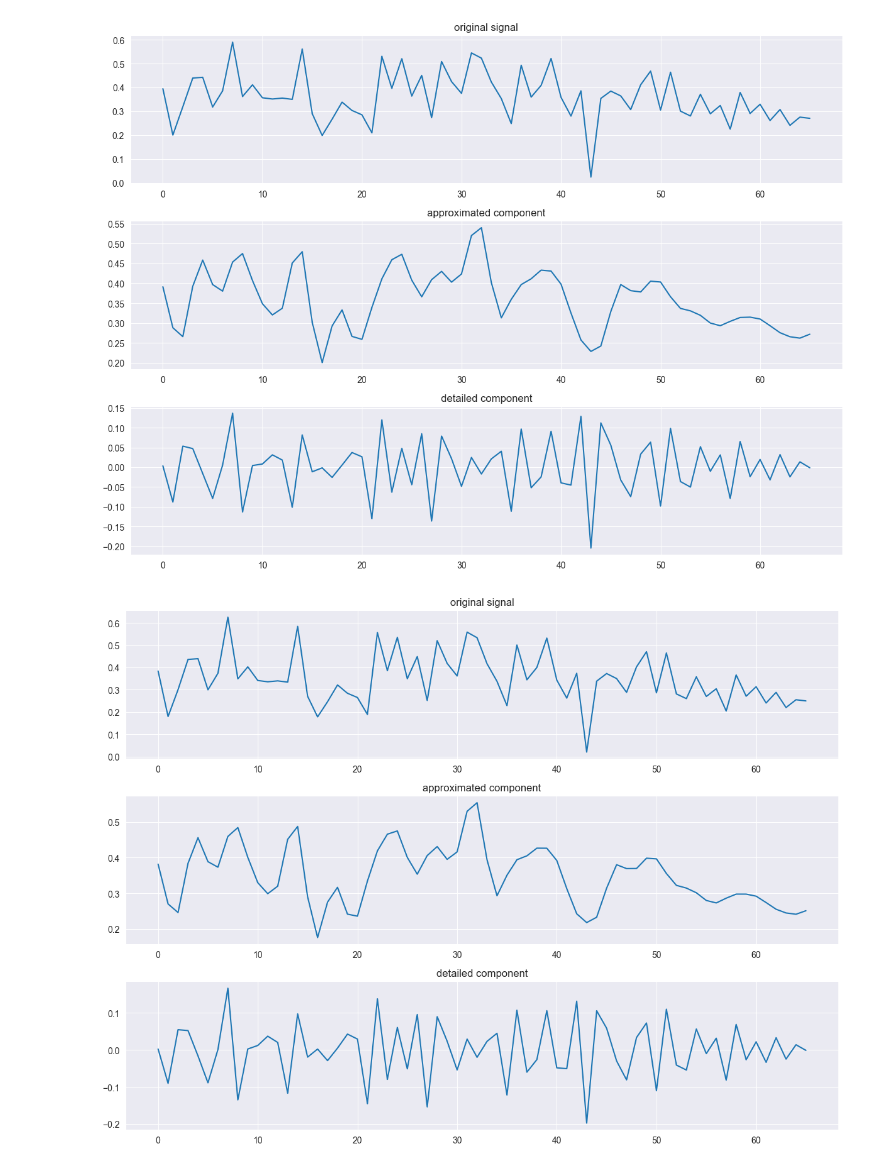
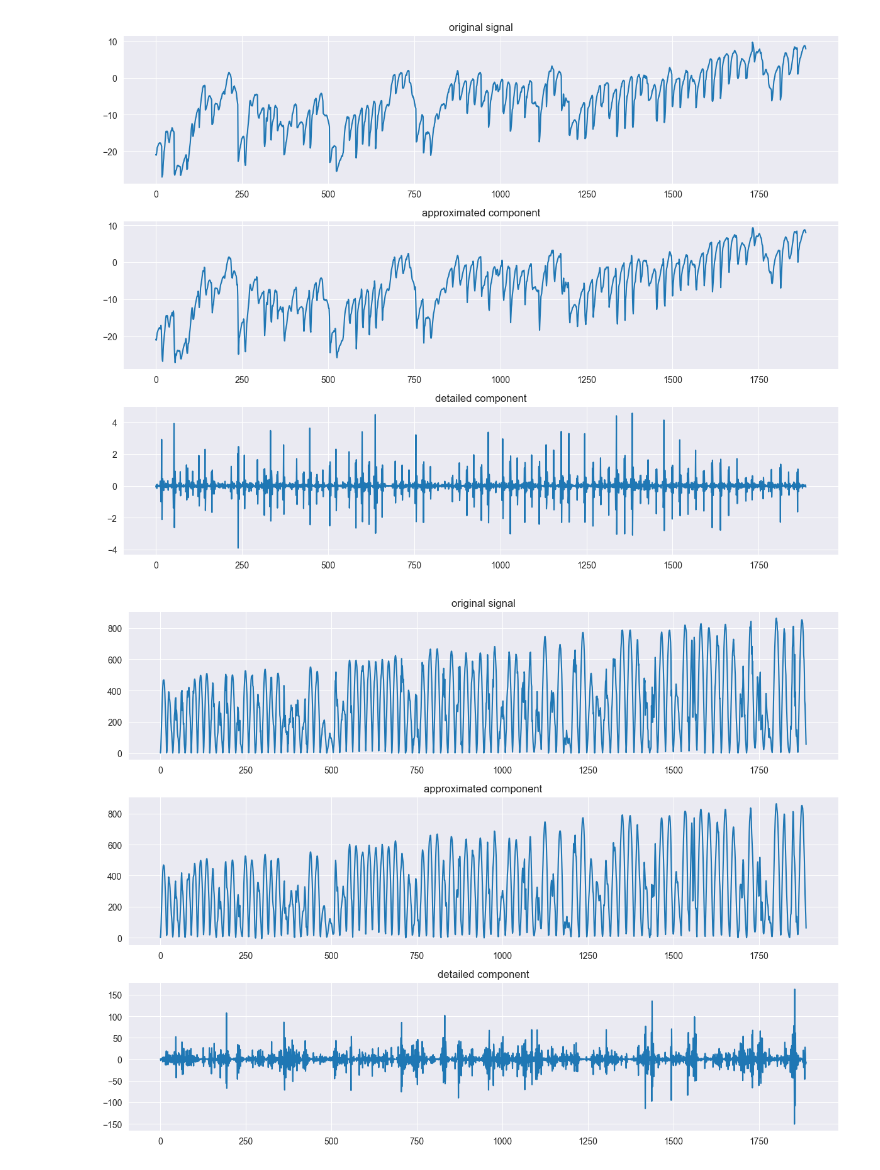
Before and after one commit to AnleHrc/MultiplyUseForMLD, a Jupyter notebook: PaperRelative/WT/DiscreteWaveletTransform.ipynb, the cells around one changed output. Saved outputs shown, nothing was run; the diff lists cells and outputs as text; code cells hidden in the pictures.

```diff
--- a/PaperRelative/WT/DiscreteWaveletTransform.ipynb
+++ b/PaperRelative/WT/DiscreteWaveletTransform.ipynb
@@ -11,7 +11,7 @@ frq1 = frq[range(int(N/2))]
 # %%
 # 读取数据
 import pandas as pd
-data = pd.read_excel('../Resource/ExperimentDataBase/CV1(1).xlsx')
+data = pd.read_csv('../Resource/FLUXNET2015/China_Data/FLX_CN-Cha_FLUXNET2015_HH_2003-2005_DelZero_SW.csv')
 # %%
 data.head()
 # %% [output]
@@ -24,3 +24,6 @@ data.head()
+# %%
+data = data.iloc[0:1888]
+data = data[['TA_F','SW_IN_F','LW_IN_F','VPD_F','PA_F','WS_F','RH']]
 # %%
 import pandas as pd
 import numpy as np
@@ -89,33 +82,33 @@ for i in range(len(transposed_array)):
     cA, cD = pywt.dwt(transposed_array[i], wavename)
     ya = pywt.idwt(cA, None, wavename, 'smooth')  # approximated component
     yd = pywt.idwt(None, cD, wavename, 'smooth')  # detailed component
     x = range(len(transposed_array[i]))
     plt.figure(figsize=(12, 9))
     plt.subplot(311)
     plt.plot(x, transposed_array[i])
     plt.title('original signal')
     plt.subplot(312)
     plt.plot(x, ya)
     plt.title('approximated component')
     plt.subplot(313)
     plt.plot(x, yd)
     plt.title('detailed component')
     plt.tight_layout()
     plt.show()
     # 假设你已经定义了 wavename、data_array、cA 和 cD 变量
 
     # 将每个数组组合为一个 DataFrame
     df = pd.DataFrame({
         'original_signal': transposed_array[i],
         'approximated_component': ya,
         'detailed_component': yd
     })
      # 将 DataFrame 添加到 all_data 列表
     all_data.append(df)
 # 将所有数据合并为一个 DataFrame
 merged_df = pd.concat(all_data, axis=1)
 # 将 DataFrame 保存到 Excel 文件中
-# merged_df.to_excel('output.xlsx', index=False)
+merged_df.to_excel('WT.xlsx', index=False)
 # %% [output]
-[figure, old version]
+[figure, new version]
-[figure, old version]
+[figure, new version]
```
Also changed, not shown: parts of 3 cells of this notebook, 10 other files.
